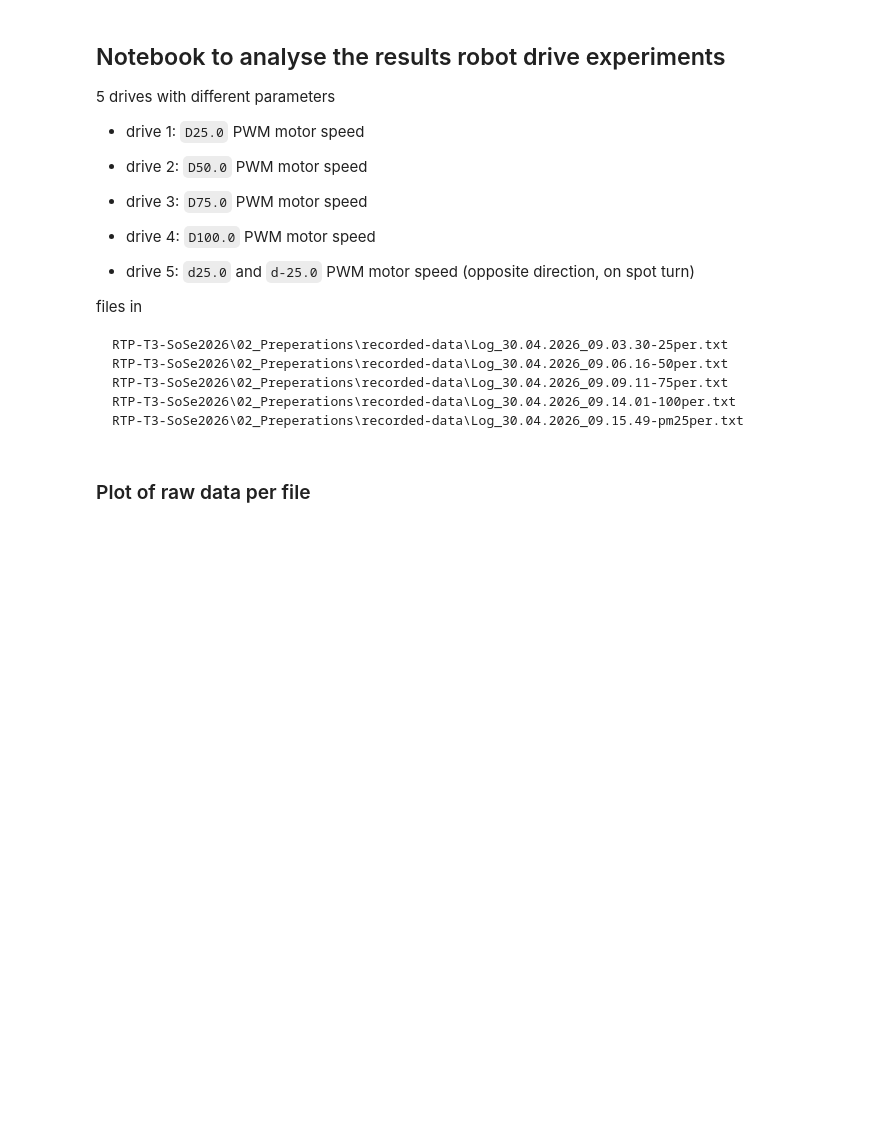
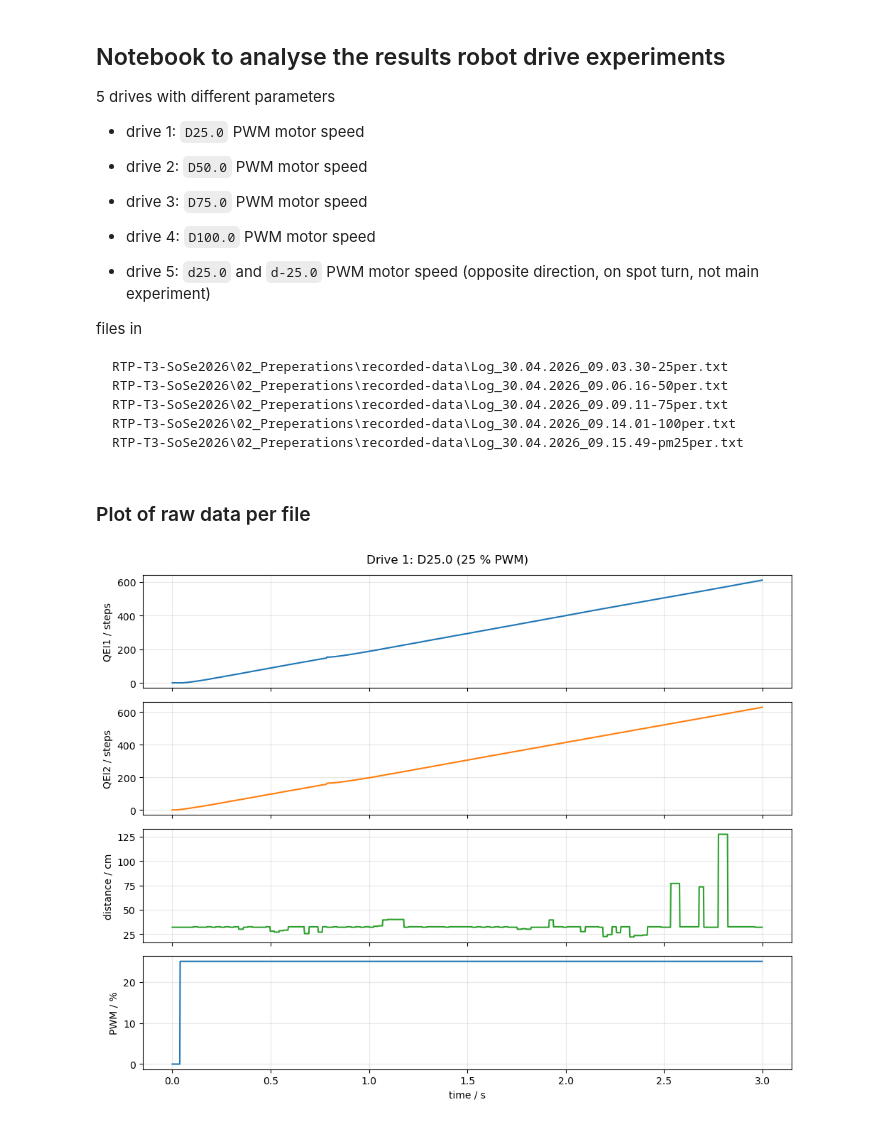
Before and after one commit to janisgra/RTP-T3-SoSe2026, a Jupyter notebook: 02_Preperations/drive-analysis.ipynb, the cells around one changed output. Saved outputs shown, nothing was run; the diff lists cells and outputs as text; code cells hidden in the pictures; blank space fills up the shorter version.

````diff
--- a/02_Preperations/drive-analysis.ipynb
+++ b/02_Preperations/drive-analysis.ipynb
@@ -8,7 +8,7 @@
 - drive 3: `D75.0` PWM motor speed
 - drive 4: `D100.0` PWM motor speed
 
-- drive 5: `d25.0` and `d-25.0` PWM motor speed (opposite direction, on spot turn)
+- drive 5: `d25.0` and `d-25.0` PWM motor speed (opposite direction, on spot turn, not main experiment)
 
 files in
 ```
@@ -34,2 +152,8 @@ csv_files = [path_d25, path_d50, path_d75, path_d100, path_pm25]
 # %% [markdown]
 ### Plot of raw data per file
+# %%
+df_d25 = load_log(paths["D25"])
+plot_raw(df_d25, "Drive 1: D25.0 (25 % PWM)")
+plt.show()
+# %% [output]
+[figure, added]
````
Also changed, not shown: parts of 26 cells of this notebook.
